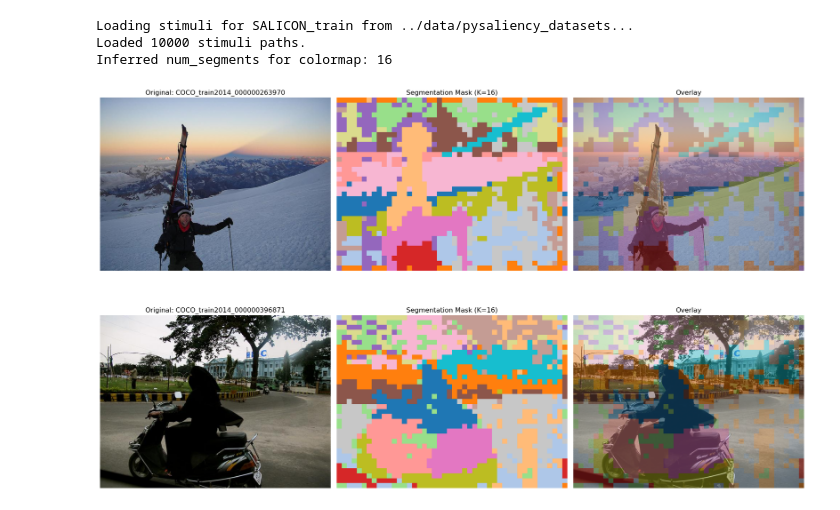
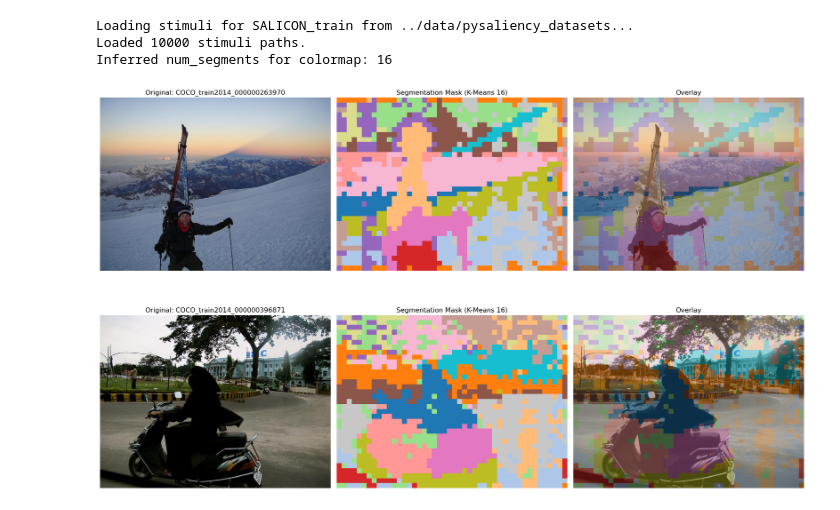
Before and after one commit to MirkoMorello/Decoding_Neural_Dynamics_of_Visual_Perceptual_Segmentation, a Jupyter notebook: notebooks/masks.ipynb, the cells around one changed output. Drawn from its saved outputs; the diff is of its cells as text; code cells hidden in the pictures.

Commit message:
updated visualization notebooks

```diff
--- a/notebooks/masks.ipynb
+++ b/notebooks/masks.ipynb
@@ -24,8 +163,8 @@ import torch # For loading .pkl if needed for stimuli lists
 # Adjust these paths according to your project structure and where masks are being saved
 BASE_DATA_DIR = Path("../data/pysaliency_datasets")  # Path to where SALICON, MIT etc. are stored for pysaliency
 # Example: masks for SALICON train, k=16
-#MASK_DIR = Path("../masks/salicon/dinov2_kmeans_k16_salicon_train") # Path to the generated masks
-MASK_DIR = Path("../masks/salicon/sam_vitb_k16_salicon_train") # Path to the generated masks
+MASK_DIR = Path("../masks/salicon/dinov2_kmeans_k16_salicon_train") # Path to the generated masks
+#MASK_DIR = Path("../masks/salicon/sam_vitb_k64_salicon_train") # Path to the generated masks
 DATASET_NAME_FOR_STIMULI = "SALICON_train" # To load the correct stimuli list via pysaliency
 STIMULI_LOCATION_FOR_PYSL = BASE_DATA_DIR # The location pysaliency needs
 
@@ -191,9 +330,9 @@ if stimuli_pysal:
             if mask_array is not None:
                 colored_mask_np = apply_colormap_to_mask(mask_array, colormap)
                 ax_mask.imshow(colored_mask_np)
-                ax_mask.set_title(f"Segmentation Mask (K={np.max(mask_array)+1 if mask_array is not None else 'N/A'})")
+                ax_mask.set_title(f"Segmentation Mask (K-Means {np.max(mask_array)+1 if mask_array is not None else 'N/A'})")
             else:
-                ax_mask.text(0.5, 0.5, "Mask not found\nor error loading", ha='center', va='center')
+                ax_mask.text(0.5, 0.5, "Mask not found\or error loading", ha='center', va='center')
                 ax_mask.set_title("Segmentation Mask")
             ax_mask.axis('off')
 
@@ -226,31 +365,31 @@ if stimuli_pysal:
                     print(f"Warning: Image shape {img_for_overlay.shape[:2]} and mask shape {mask_for_overlay.shape[:2]} differ for {img_basename}. Resizing mask for overlay.")
                     # Use PIL for resizing to maintain consistency with how masks might be generated/resized
                     mask_pil_temp = Image.fromarray((mask_for_overlay * 255).astype(np.uint8))
                     mask_pil_resized_temp = mask_pil_temp.resize((img_for_overlay.shape[1], img_for_overlay.shape[0]), Image.NEAREST)
                     mask_for_overlay = np.array(mask_pil_resized_temp).astype(float) / 255.0
 
 
                 try:
                     # Plot the original image first
                     ax_overlay.imshow(img_for_overlay)
                     # Plot the colored mask on top with alpha blending
                     ax_overlay.imshow(mask_for_overlay, alpha=ALPHA_OVERLAY)
                     ax_overlay.set_title(f"Overlay")
                 except Exception as e_overlay:
                     print(f"Error creating overlay for {img_basename}: {e_overlay}")
                     ax_overlay.text(0.5, 0.5, "Error in overlay", ha='center', va='center')
 
             else:
                 ax_overlay.text(0.5, 0.5, "Mask not available\nfor overlay", ha='center', va='center')
                 ax_overlay.set_title("Overlay")
             ax_overlay.axis('off')
 
         plt.tight_layout()
         plt.show()
 else:
     print("Could not load stimuli list. Please check configuration.")
 # %% [output]
 Loading stimuli for SALICON_train from ../data/pysaliency_datasets...
 Loaded 10000 stimuli paths.
 Inferred num_segments for colormap: 16
-[figure, old version]
+[figure, new version]
```
Also changed, not shown: parts of 1 cell of this notebook, 3 other files.
